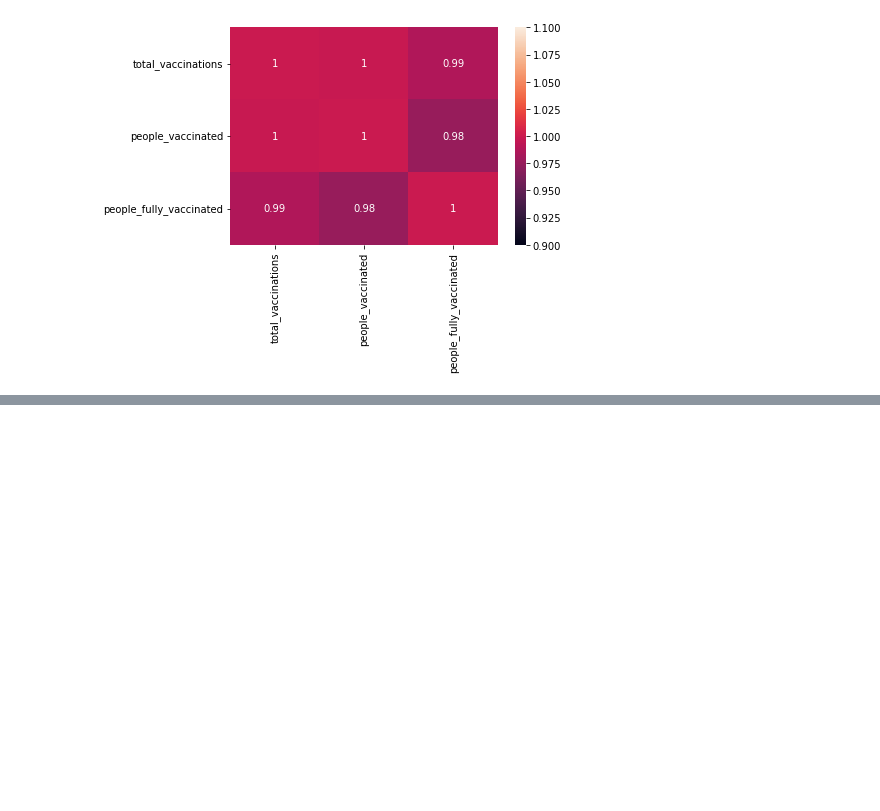
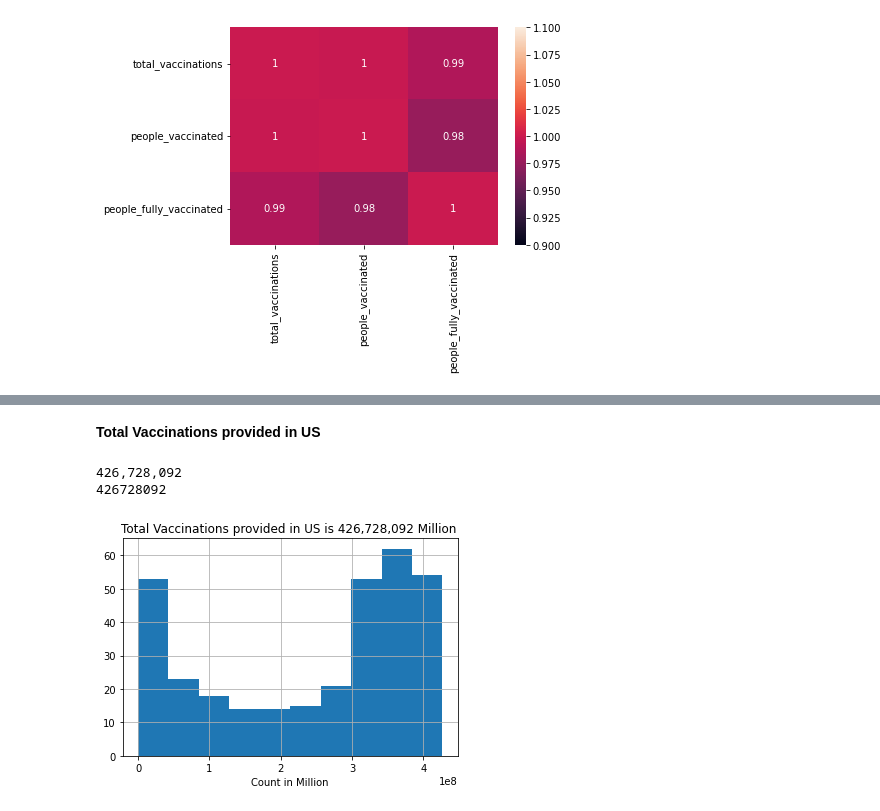
Before and after one commit to nitin578/103_Country_Covid19_Vaccinations, a Jupyter notebook: Test.ipynb, the cells around one changed output, grey strips where cells are left out. Saved outputs shown, nothing was run; the diff lists cells and outputs as text; code cells hidden in the pictures; blank space fills up the shorter version.

```diff
--- a/Test.ipynb
+++ b/Test.ipynb
@@ -487,0 +563,4 @@ sns.heatmap(India_df[numerical_features].corr(), vmin=1, vmax=1, annot=True)
+# %%
+# Numerical values
+numerical_features = [feature for feature in US_df.columns if US_df[feature].dtype != 'O']
+print('Number of numerical variables: ', len(numerical_features))
@@ -487,0 +578,15 @@ sns.heatmap(India_df[numerical_features].corr(), vmin=1, vmax=1, annot=True)
+# %% [markdown]
+**Total Vaccinations provided in US**
+# %%
+US_df[numerical_features].hist(column = 'total_vaccinations')
+plt.xlabel("Count in Million")
+plt.title("Total Vaccinations provided in US is 426,728,092 Million ")
+column = US_df["total_vaccinations"]
+max_value = column.max()
+number_with_commas = "{:,}".format(426728092 )
+print(number_with_commas)
+print(max_value)
+# %% [output]
+426,728,092
+426728092
+[figure, added]
```
Also changed, not shown: parts of 27 cells of this notebook.
